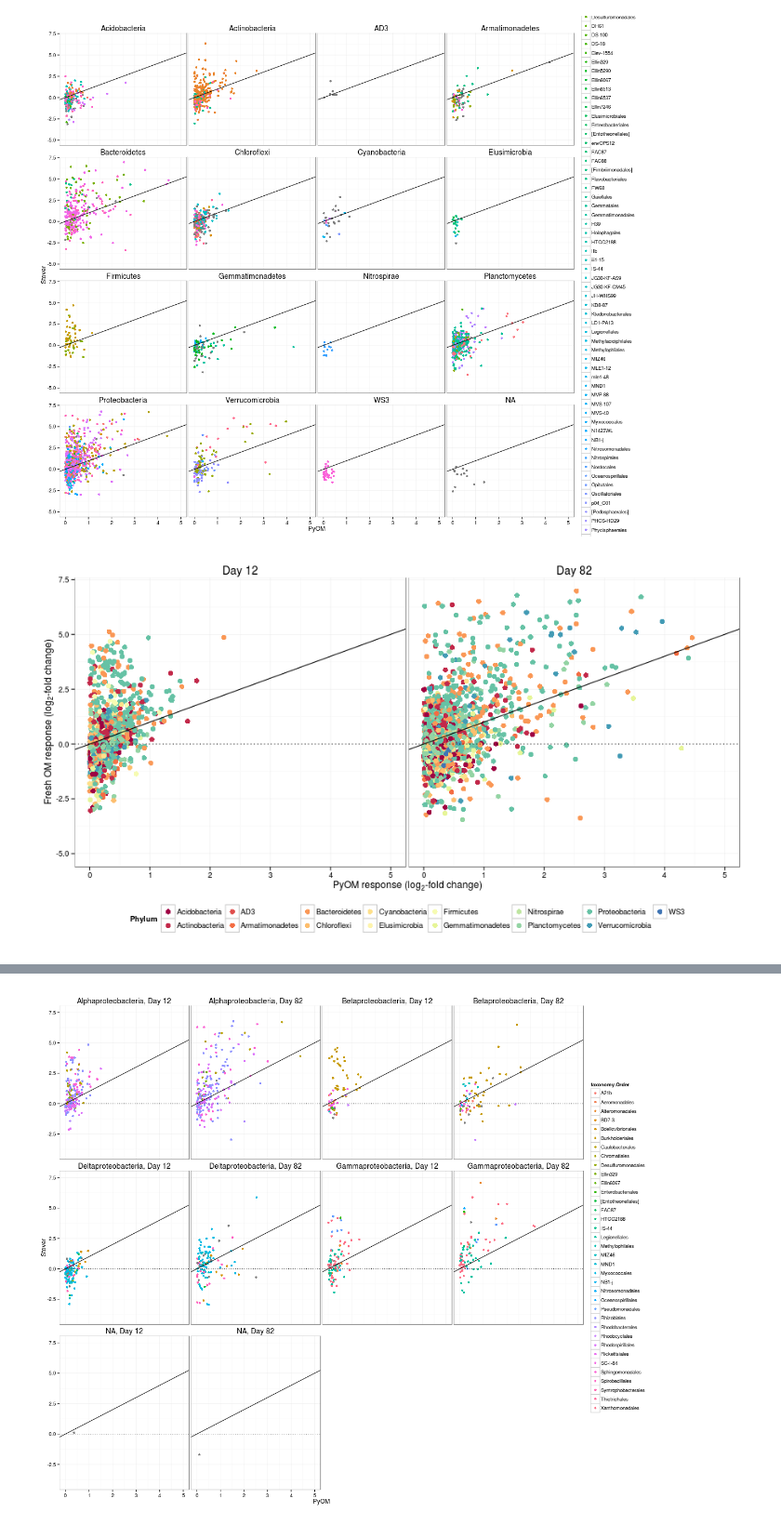
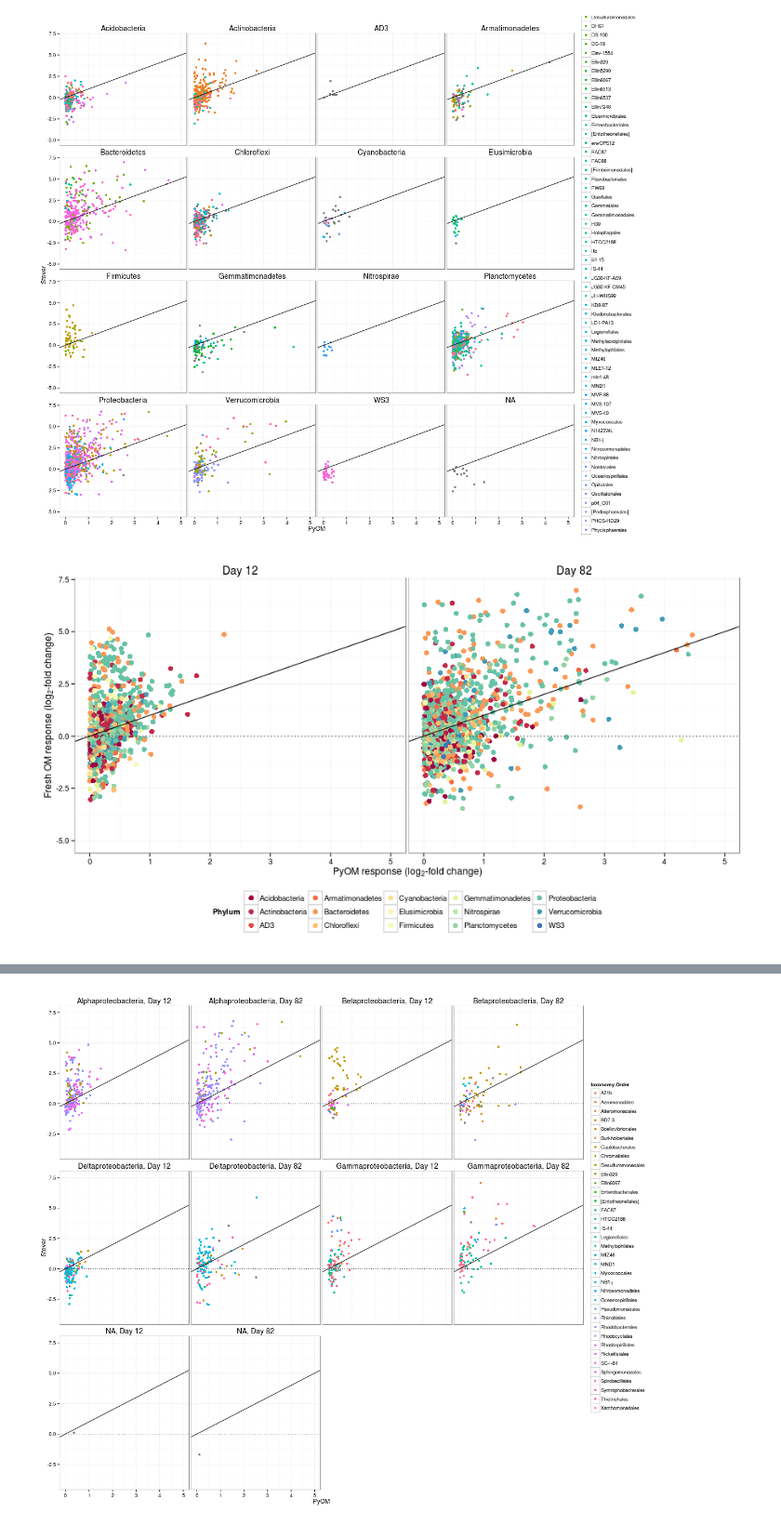
Before and after one commit to TheaWhitman/PyOM, a Jupyter notebook: manuscript_figures/Log2-fold_change_plots.ipynb, the cells around one changed output, grey strips where cells are left out. Shown at 93% size. Drawn from its saved outputs; the diff is of its cells as text; code cells hidden in the pictures.

```diff
--- a/manuscript_figures/Log2-fold_change_plots.ipynb
+++ b/manuscript_figures/Log2-fold_change_plots.ipynb
@@ -204,32 +204,32 @@ D2<-D[!(D$taxonomy.Phylum %in% remove),]
 D2$taxonomy.Phylum<-factor(D2$taxonomy.Phylum)
 # Removing the rare phyla
 
 D2$DayName = ifelse(D2$Day==1,"Day 12",ifelse(D2$Day==2,"Day 82","Day 1"))
 p = ggplot(D2, aes(x = PyOM, y =Stover, color=taxonomy.Phylum))
 p = p + geom_point(size=3)
 p = p + geom_abline(slope = 1, intercept = 0)
 p = p + geom_abline(slope = 0, intercept = 0, linetype=3)
 # p = p + geom_abline(x=2)
 # p = p + stat_smooth(method = "lm")
 p = p + facet_wrap(~DayName, ncol=2)
 p = p + scale_x_continuous(limits = c(0, 5)) + scale_y_continuous(limits = c(-5, 7))
 p = p + theme_bw() +
   theme(
     plot.background = element_blank()
    #,panel.grid.major = element_blank()
    #,panel.grid.minor = element_blank()
   ) +
   theme(legend.position="bottom", strip.text.x = element_text(size=14),
         strip.background = element_rect(colour="white", fill="white"))
-p = p + guides(colour = guide_legend("Phylum", nrow=2))
+p = p + guides(colour = guide_legend("Phylum", nrow=3))
                #shape = guide_legend("Days since addition"))
 p = p + labs(x=expression(paste("PyOM response (", log[2],"-fold change)",sep="")), y=expression(paste("Fresh OM response (", log[2],"-fold change)",sep="")))
 
 
 colourCount = length(unique(D2$taxonomy.Phylum))
 getPalette = colorRampPalette(brewer.pal(14, "Spectral"))
 p = p + scale_colour_manual(values=getPalette(colourCount))
 
 p
 # %% [output]
-[figure, old version]
+[figure, new version]
```
Also changed, not shown: parts of 12 cells of this notebook, 23 other files.
